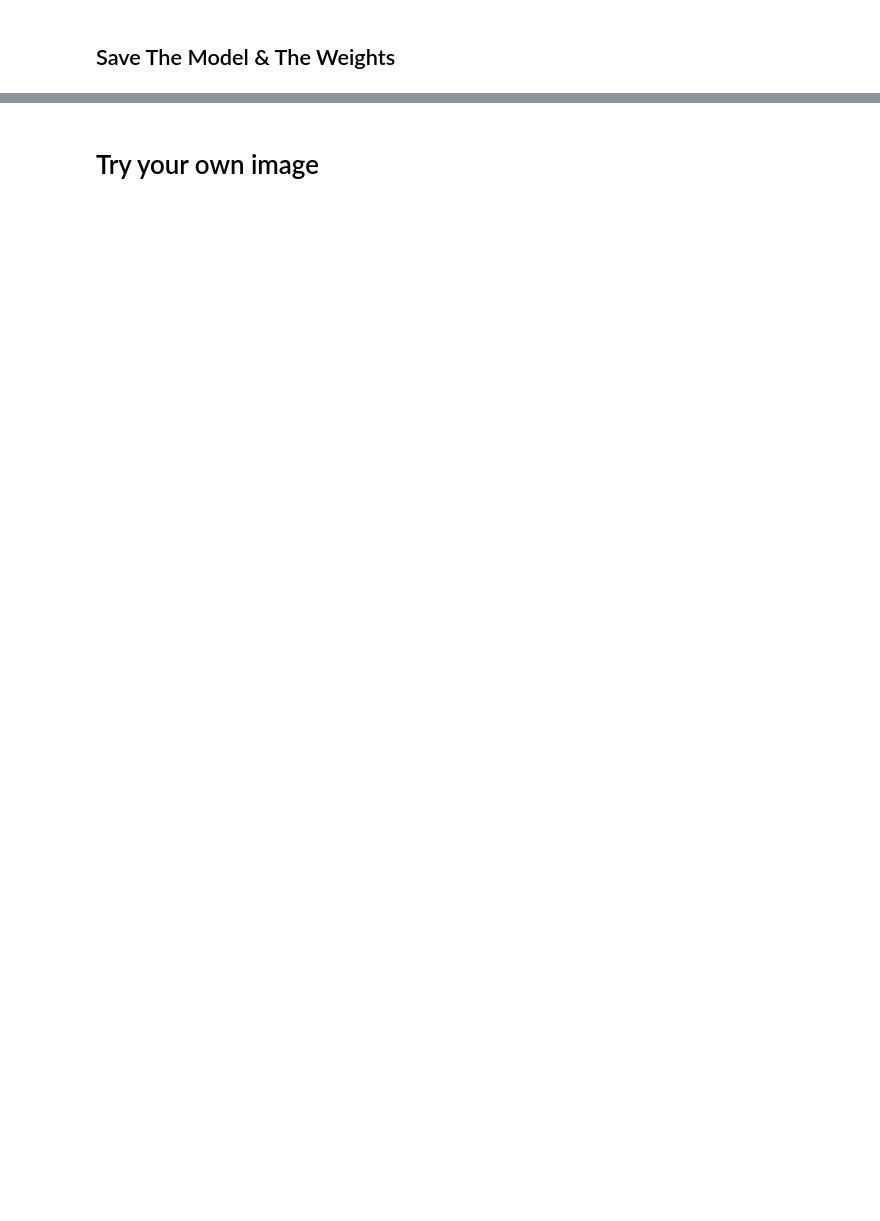
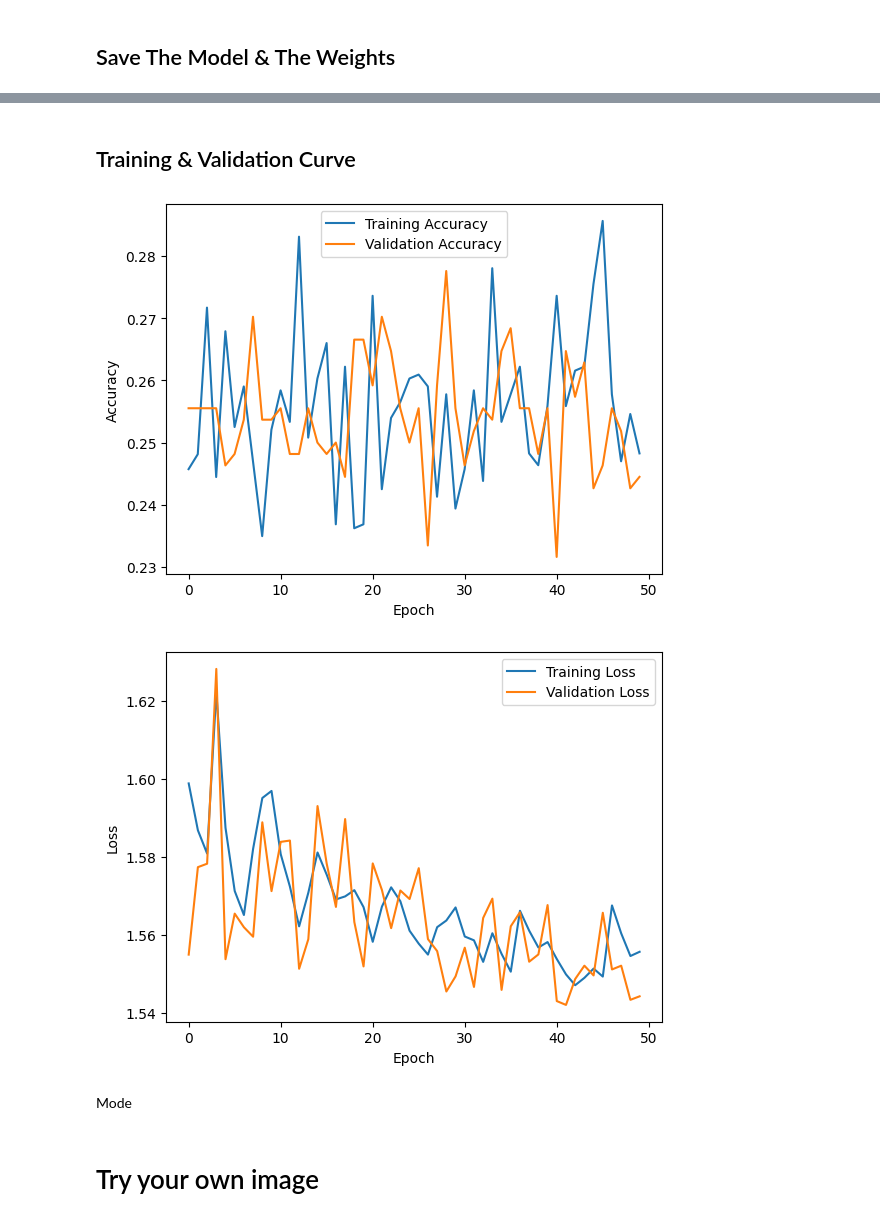
Before and after one commit to AnSaradar/Diabetic-Retinopathy-Detection, a Jupyter notebook: Diabetic_Retinopathy_Detection.ipynb, the cells around one changed output, grey strips where cells are left out. Drawn from its saved outputs; the diff is of its cells as text; code cells hidden in the pictures; blank space fills up the shorter version.

```diff
--- a/Diabetic_Retinopathy_Detection.ipynb
+++ b/Diabetic_Retinopathy_Detection.ipynb
@@ -212,0 +261,11 @@ plot_training_history(history)
+# %%
+x = base_model.output
+x = GlobalAveragePooling2D()(x)
+x = Dense(512, activation='relu')(x)
+predictions = Dense(5, activation='softmax')(x)
+
+model_resnet = Model(inputs=base_model.input, outputs=predictions)
+# %%
+model_resnet.compile(optimizer='adam',
+              loss='categorical_crossentropy',
+              metrics=['accuracy'])
@@ -212,0 +274,7 @@ plot_training_history(history)
+# %%
+history = model_resnet.fit(
+    train_generator,
+    steps_per_epoch=train_generator.samples // train_generator.batch_size,
+    epochs=EPOCHS,
+    validation_data=val_generator,
+    validation_steps=val_generator.samples // val_generator.batch_size)
@@ -212,0 +307,24 @@ plot_training_history(history)
+# %% [markdown]
+## Training & Validation Curve
+# %%
+def plot_training_history_RESNET50(history):
+    plt.plot(history.history['accuracy'], label='Training Accuracy')
+    plt.plot(history.history['val_accuracy'], label='Validation Accuracy')
+    plt.xlabel('Epoch')
+    plt.ylabel('Accuracy')
+    plt.legend()
+    plt.show()
+
+    plt.plot(history.history['loss'], label='Training Loss')
+    plt.plot(history.history['val_loss'], label='Validation Loss')
+    plt.xlabel('Epoch')
+    plt.ylabel('Loss')
+    plt.legend()
+    plt.show()
+# %%
+plot_training_history_RESNET50(history)
+# %% [output]
+[figure, added]
+[figure, added]
+# %% [markdown]
+Mode
```
Also changed, not shown: parts of 31 cells of this notebook.
